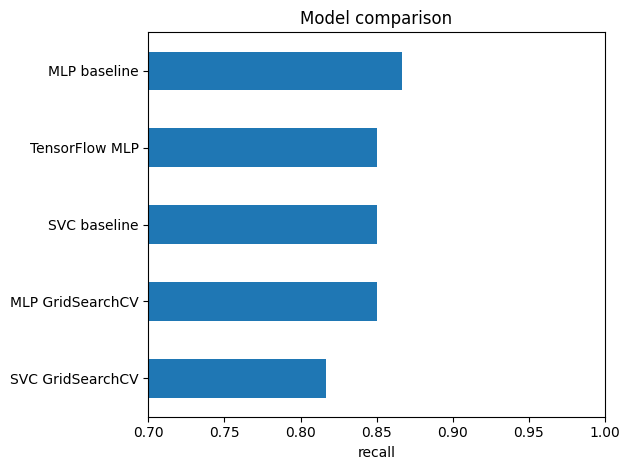
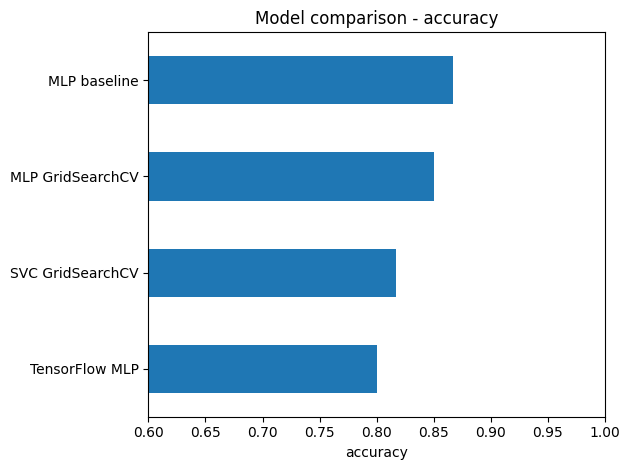
The change to this notebook cell's code, shown as a diff; its figure went from the first image to the second:
--- before
+++ after
@@ -1,5 +1,6 @@
-pd.Series(results).sort_values().plot(kind='barh', title='Model comparison')
-plt.xlabel(GRIDSEARCH_SCORING)
-plt.xlim(0.7, 1.0)
-plt.tight_layout()
-plt.show()
+for name, r in {'accuracy': results_a, 'recall': results_r, 'precision': results_p}.items():
+  pd.Series(r).sort_values().plot(kind='barh', title=f'Model comparison - {name}')
+  plt.xlabel(name)
+  plt.xlim(0.6, 1.0)
+  plt.tight_layout()
+  plt.show()

Commit: fix: minor fixes, TF MLP treshold optymization, new plots